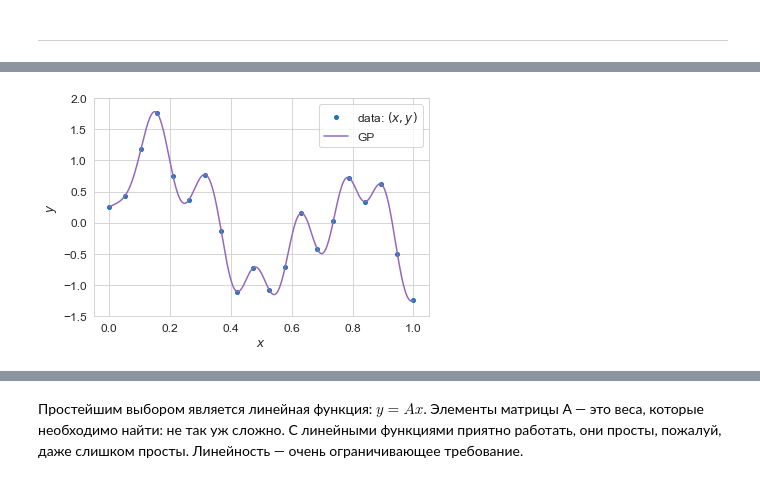
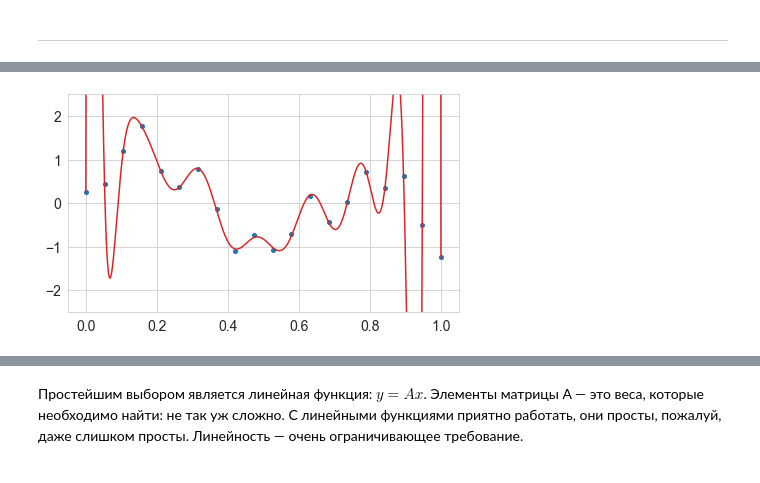
Before and after one commit to aa-savelyev/DaOptSm, a Jupyter notebook: 1.Intro.ipynb, the cells around one changed output, grey strips where cells are left out. Cells and saved outputs as stored; diff of their text form; code cells hidden in the pictures.

Commit message:
1.Intro v1: nb, slides, latex

```diff
--- a/1.Intro.ipynb
+++ b/1.Intro.ipynb
@@ -160,7 +169,19 @@ display(fig)
+# %%
+p3 = np.polyfit(X_train, Y_train, n-1)
+
+fig, ax = plt.subplots(figsize=figsize)
+ax.plot(X_train, Y_train, 'o', c=cm(0), label='data: $(x,y)$')
+ax.plot(X_disp, np.polyval(p3, X_disp), '-', c=cm(3), label='model 3')
+plt.xlim((-0.05, 1.05))
+plt.ylim((-2.5, 2.5))
+plt.show()
+# %% [output]
+[figure, added]
 # %%
 from sklearn.gaussian_process import GaussianProcessRegressor
 from sklearn.gaussian_process.kernels import ConstantKernel, RBF
 # %%
+# graph_support.hide_code_in_slideshow()
 rbf = ConstantKernel(1.0) * RBF(length_scale=1.0)
 gpr = GaussianProcessRegressor(kernel=rbf, n_restarts_optimizer=20)
 
@@ -169,10 +190,3 @@ gpr.fit(X_train.reshape(-1, 1), Y_train.reshape(-1, 1))
 
 # Compute posterior predictive mean and covariance
 mu_s, cov_s = gpr.predict(X_disp.reshape(-1, 1), return_cov=True)
-
-del ax.lines[1]
-ax.plot(X_disp, mu_s, '-', ms=4, label='GP')
-ax.legend()
-display(fig)
-# %% [output]
-[figure, removed]
```
Also changed, not shown: parts of 24 cells of this notebook, 16 other files.
